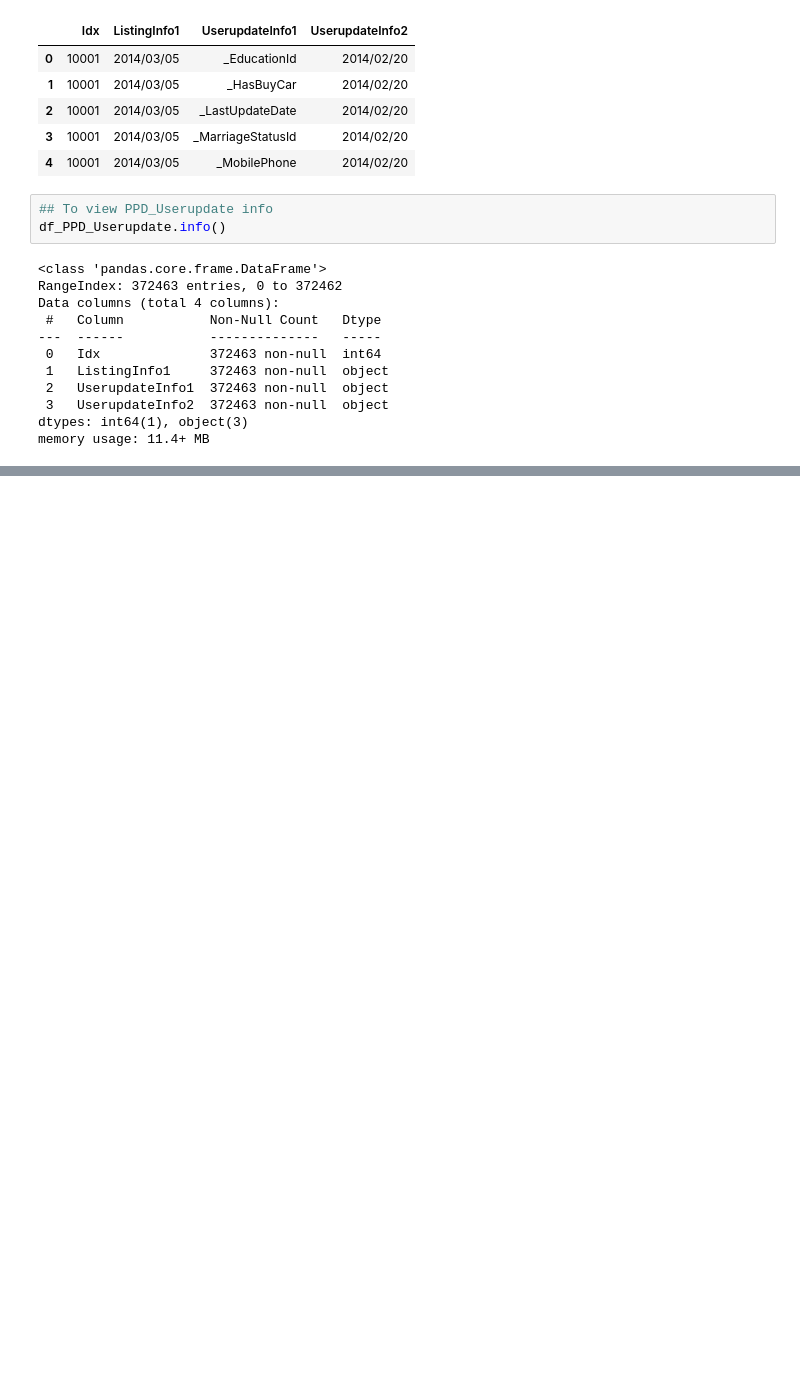
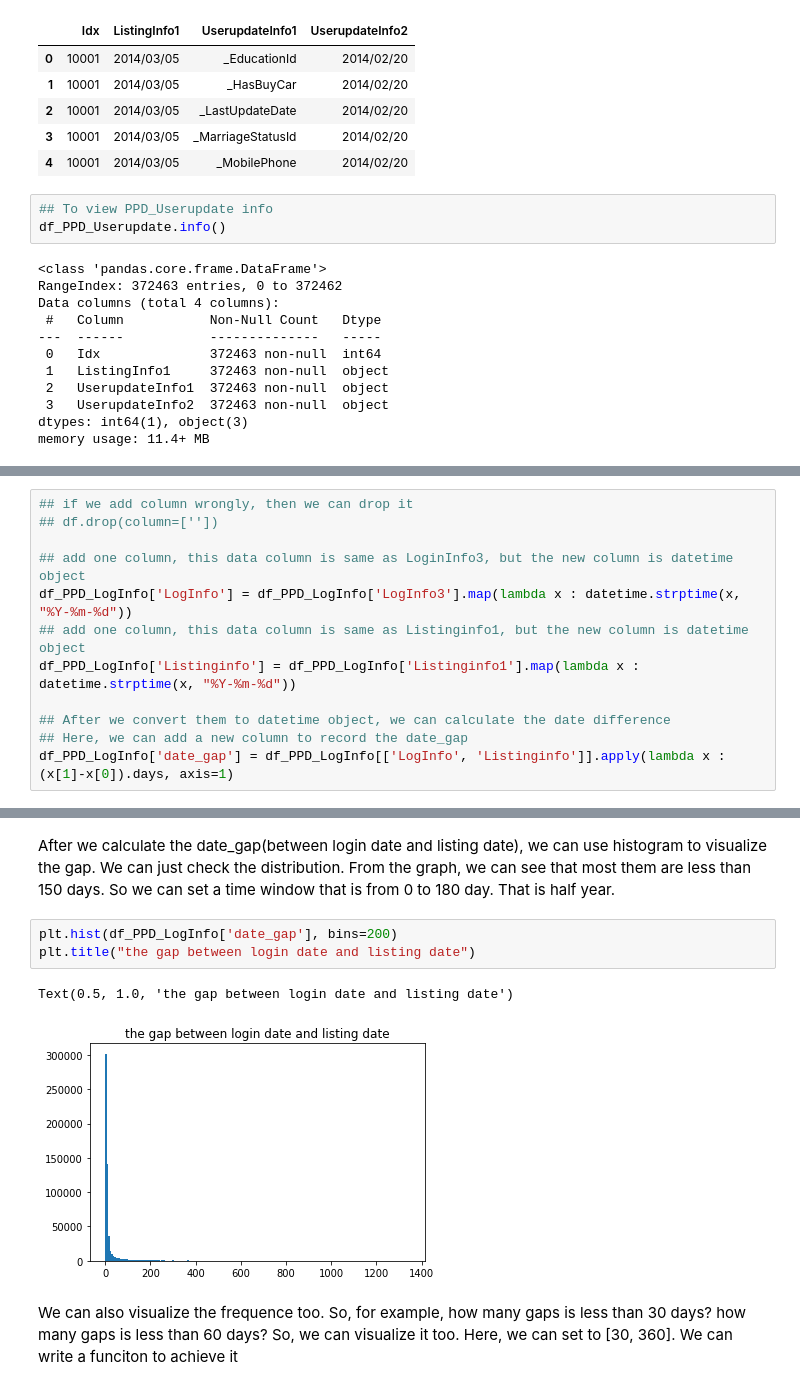
Before and after one commit to yeb2Binfang/ECE-GY6143, a Jupyter notebook: Project/Credit_score.ipynb, the cells around one changed output, grey strips where cells are left out. Cells and saved outputs as stored; diff of their text form; blank space fills up the shorter version.

```diff
--- a/Project/Credit_score.ipynb
+++ b/Project/Credit_score.ipynb
@@ -359,0 +429,12 @@ memory usage: 11.4+ MB
+# %%
+## if we add column wrongly, then we can drop it
+## df.drop(column=[''])
+
+## add one column, this data column is same as LoginInfo3, but the new column is datetime object
+df_PPD_LogInfo['LogInfo'] = df_PPD_LogInfo['LogInfo3'].map(lambda x : datetime.strptime(x, "%Y-%m-%d"))
+## add one column, this data column is same as Listinginfo1, but the new column is datetime object
+df_PPD_LogInfo['Listinginfo'] = df_PPD_LogInfo['Listinginfo1'].map(lambda x : datetime.strptime(x, "%Y-%m-%d"))
+
+## After we convert them to datetime object, we can calculate the date difference
+## Here, we can add a new column to record the date_gap
+df_PPD_LogInfo['date_gap'] = df_PPD_LogInfo[['LogInfo', 'Listinginfo']].apply(lambda x : (x[1]-x[0]).days, axis=1)
@@ -359,0 +451,10 @@ memory usage: 11.4+ MB
+# %% [markdown]
+After we calculate the date_gap(between login date and listing date), we can use histogram to visualize the gap. We can just check the distribution. From the graph, we can see that most them are less than 150 days. So we can set a time window that is from 0 to 180 day. That is half year.
+# %%
+plt.hist(df_PPD_LogInfo['date_gap'], bins=200)
+plt.title("the gap between login date and listing date")
+# %% [output]
+Text(0.5, 1.0, 'the gap between login date and listing date')
+[figure, added]
+# %% [markdown]
+We can also visualize the frequence too. So, for example, how many gaps is less than 30 days? how many gaps is less than 60 days? So, we can visualize it too. Here, we can set to [30, 360]. We can write a funciton to achieve it
```
Also changed, not shown: parts of 15 cells of this notebook.
